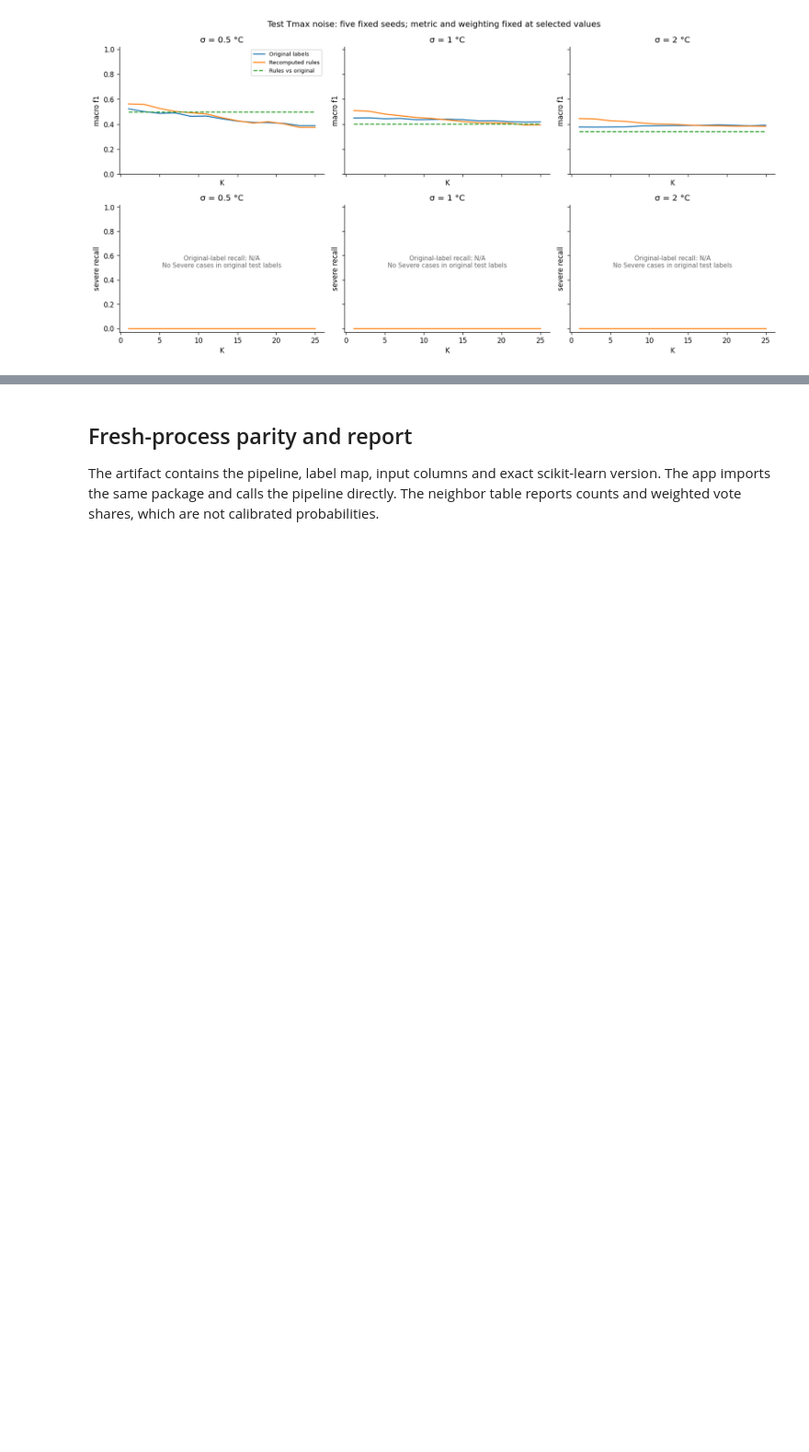
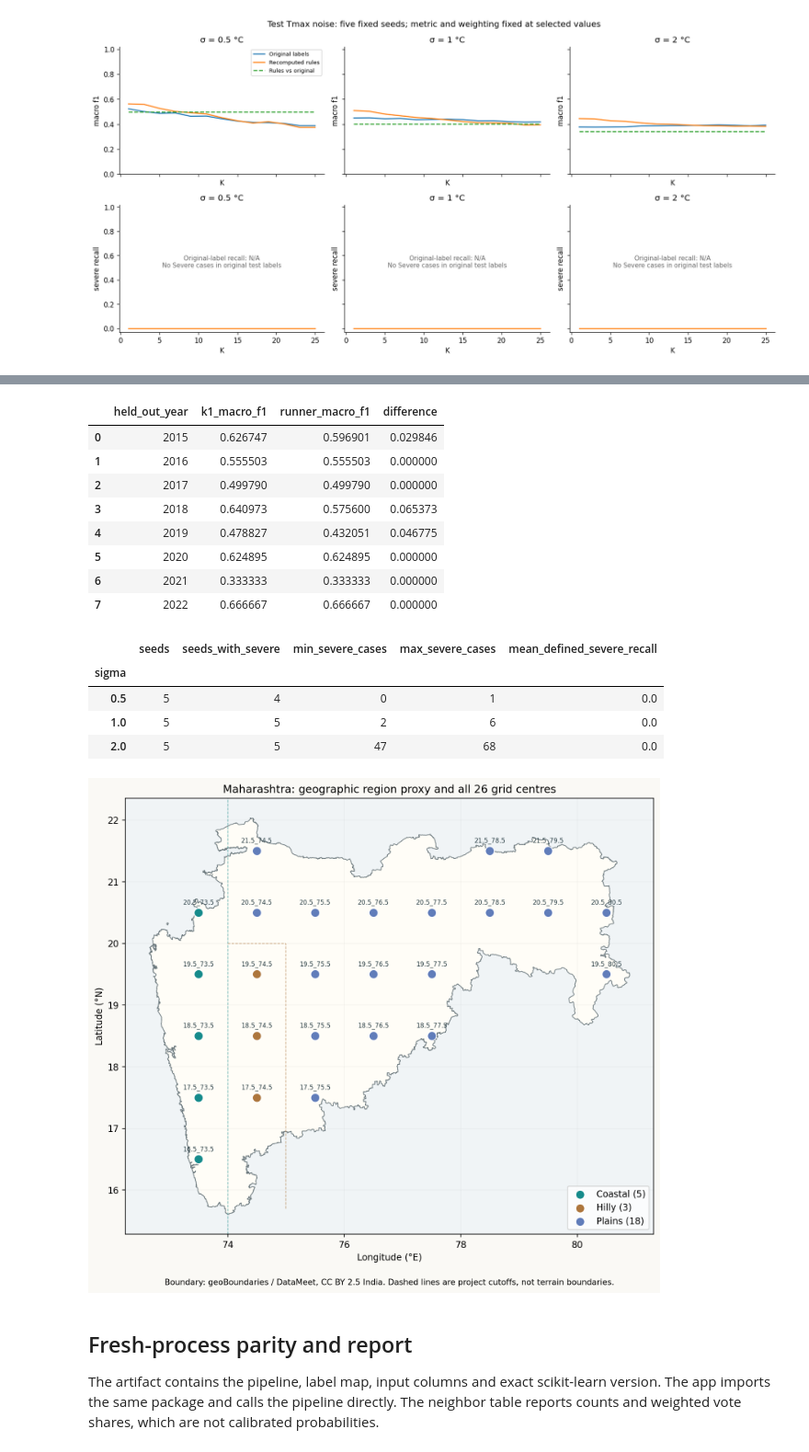
Before and after one commit to arshiadang/ML-MINIPROJECT, a Jupyter notebook: notebooks/analysis.ipynb, the cells around one changed output, grey strips where cells are left out. Shown at 92% size. Saved outputs shown, nothing was run; the diff lists cells and outputs as text; code cells hidden in the pictures; blank space fills up the shorter version.

```diff
--- a/notebooks/analysis.ipynb
+++ b/notebooks/analysis.ipynb
@@ -216,0 +220,9 @@ figure(fig, "noise_robustness")
+# %%
+from heatwave.audit import review_saved_results
+review, fold_review, severe_noise_support = review_saved_results(ROOT)
+display(review)
+display(fold_review)
+display(severe_noise_support)
+from IPython.display import Image
+display(Image(filename=str(OUT / 'region_lookup_map.png')))
+# %% [output]
@@ -217,3 +248,18 @@ figure(fig, "noise_robustness")
+|  | held_out_year | k1_macro_f1 | runner_macro_f1 | difference |
+| 0 | 2015 | 0.626747 | 0.596901 | 0.029846 |
+| 1 | 2016 | 0.555503 | 0.555503 | 0.000000 |
+| 2 | 2017 | 0.499790 | 0.499790 | 0.000000 |
+| 3 | 2018 | 0.640973 | 0.575600 | 0.065373 |
+| 4 | 2019 | 0.478827 | 0.432051 | 0.046775 |
+| 5 | 2020 | 0.624895 | 0.624895 | 0.000000 |
+| 6 | 2021 | 0.333333 | 0.333333 | 0.000000 |
+| 7 | 2022 | 0.666667 | 0.666667 | 0.000000 |
+|  | seeds | seeds_with_severe | min_severe_cases | max_severe_cases | mean_defined_severe_recall |
+| sigma |  |  |  |  |  |
+| 0.5 | 5 | 4 | 0 | 1 | 0.0 |
+| 1.0 | 5 | 5 | 2 | 6 | 0.0 |
+| 2.0 | 5 | 5 | 47 | 68 | 0.0 |
+[figure, added]
 # %% [markdown]
 ## Fresh-process parity and report
 The artifact contains the pipeline, label map, input columns and exact scikit-learn version. The app imports the same package and calls the pipeline directly. The neighbor table reports counts and weighted vote shares, which are not calibrated probabilities.
```
Also changed, not shown: parts of 2 cells of this notebook, 20 other files.
